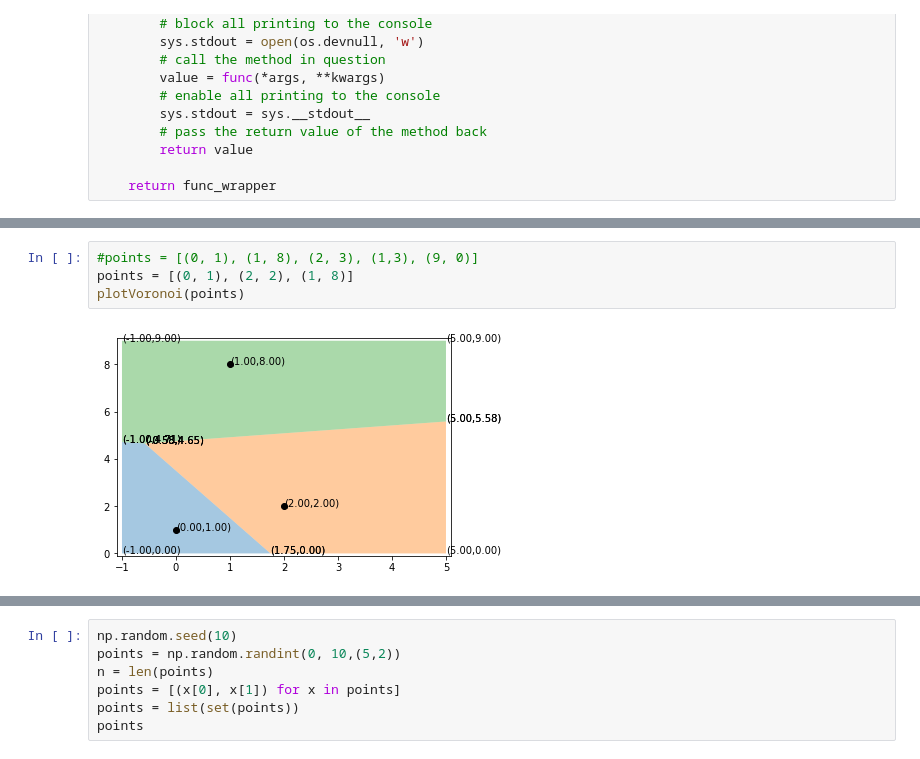
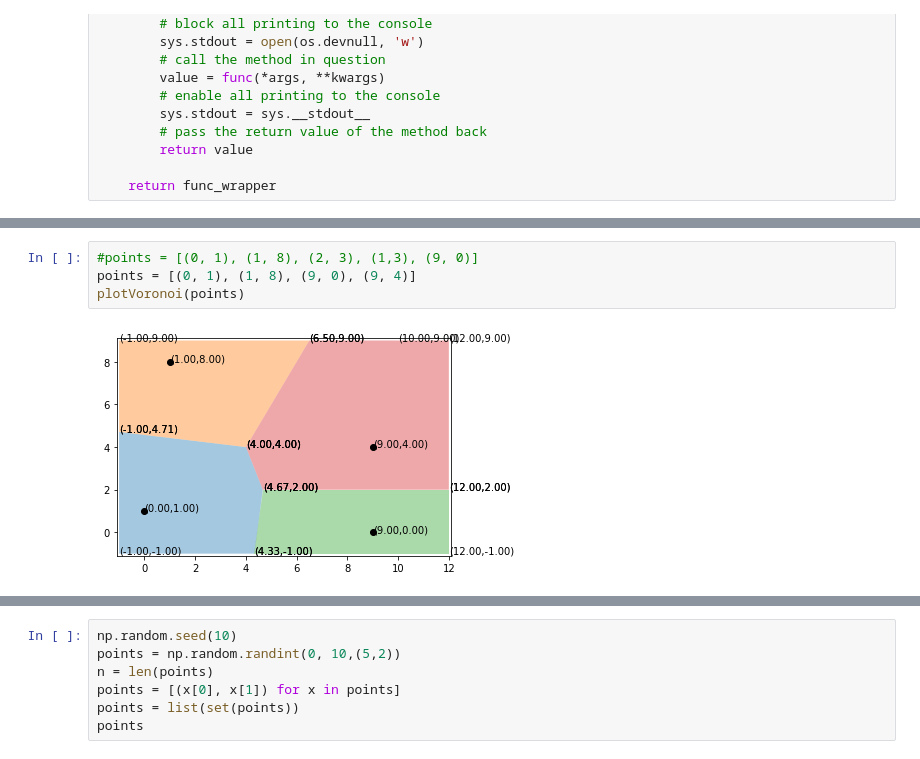
Before and after one commit to khuyentran1401/Voronoi-diagram, a Jupyter notebook: plot.ipynb, the cells around one changed output, grey strips where cells are left out. Drawn from its saved outputs; the diff is of its cells as text.

Commit message:
Fix when intersect point is in another hedge

```diff
--- a/plot.ipynb
+++ b/plot.ipynb
@@ -97,9 +98,9 @@ for i in range(n):
 # %%
 #points = [(0, 1), (1, 8), (2, 3), (1,3), (9, 0)]
-points = [(0, 1), (2, 2), (1, 8)]
+points = [(0, 1), (1, 8), (9, 0), (9, 4)]
 plotVoronoi(points)
 # %% [output]
-[figure, old version]
+[figure, new version]
 # %%
 cur_points
 # %% [output]
```
Also changed, not shown: parts of 2 cells of this notebook, 2 other files.
